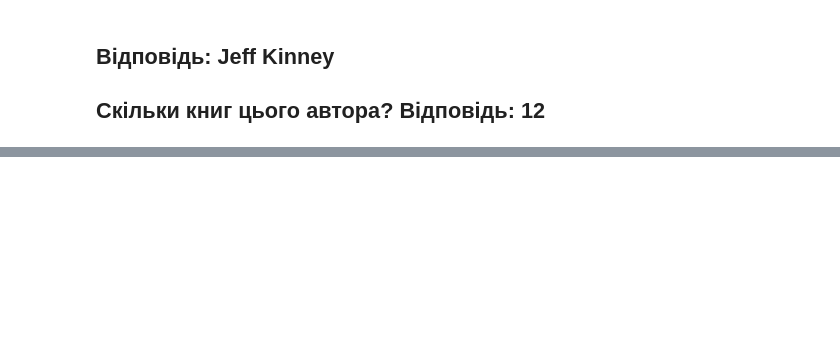
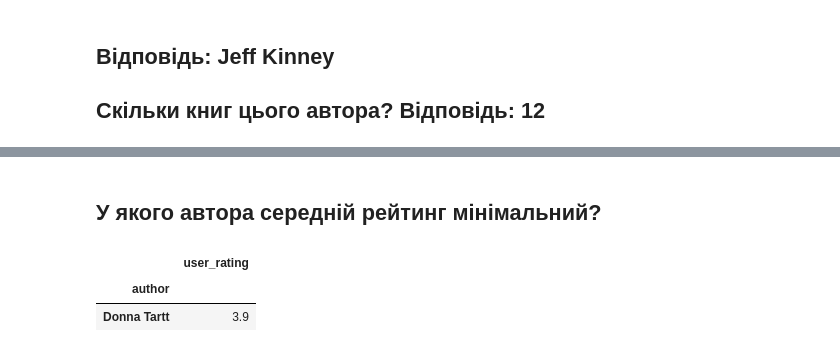
Before and after one commit to tarsweb-Python-GOIT/DS-HW, a Jupyter notebook: hw-02-03.ipynb, the cells around one changed output, grey strips where cells are left out. Saved outputs shown, nothing was run; the diff lists cells and outputs as text; code cells hidden in the pictures; blank space fills up the shorter version.

```diff
--- a/hw-02-03.ipynb
+++ b/hw-02-03.ipynb
@@ -204,0 +225,8 @@ data_books[data_books["name"] == data_books["name"].max()]
+# %% [markdown]
+## У якого автора середній рейтинг мінімальний?
+# %%
+data_books_rating[data_books_rating["user_rating"] == data_books_rating["user_rating"].min()]
+# %% [output]
+|  | user_rating |
+| author |  |
+| Donna Tartt | 3.9 |
```
Also changed, not shown: parts of 7 cells of this notebook.
